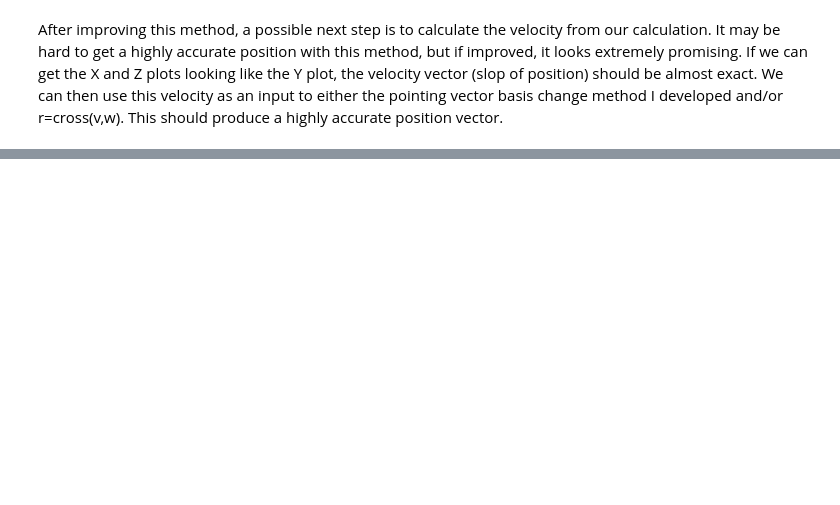
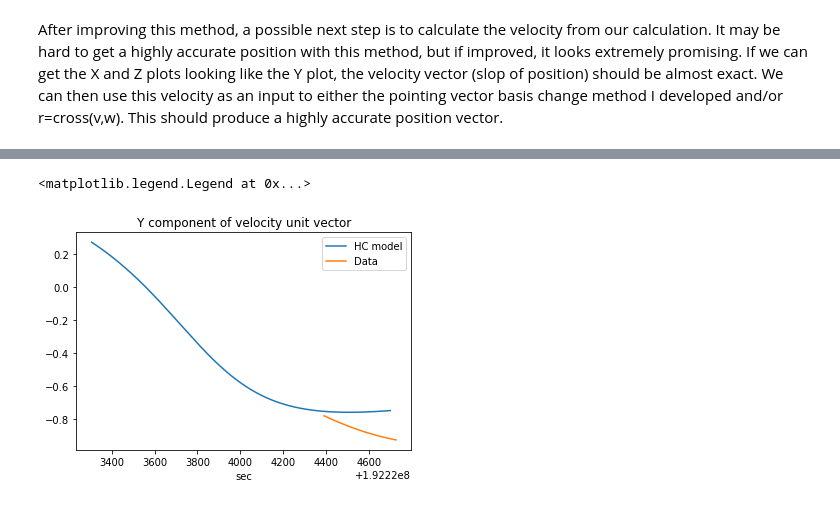
Before and after one commit to dmrowan/LommenResearchGroup, a Jupyter notebook: HorizonCrossing/feb3_orbitTracking.ipynb, the cells around one changed output, grey strips where cells are left out. Cells and saved outputs as stored; diff of their text form; code cells hidden in the pictures; blank space fills up the shorter version.

```diff
--- a/HorizonCrossing/feb3_orbitTracking.ipynb
+++ b/HorizonCrossing/feb3_orbitTracking.ipynb
@@ -141,0 +179,9 @@ After improving this  method, a possible next step is to calculate the velocity
+# %%
+plt.title('Y component of velocity unit vector')
+plt.plot(t[0:len(t)-1],v_ECI[:,1], label='HC model')
+plt.plot(timeMKF[oldStartMKF:oldStopMKF],velocity[oldStartMKF:oldStopMKF,1],label='Data')
+plt.xlabel('sec')
+plt.legend()
+# %% [output]
+<matplotlib.legend.Legend at 0x...>
+[figure, added]
```
Also changed, not shown: parts of 12 cells of this notebook.
